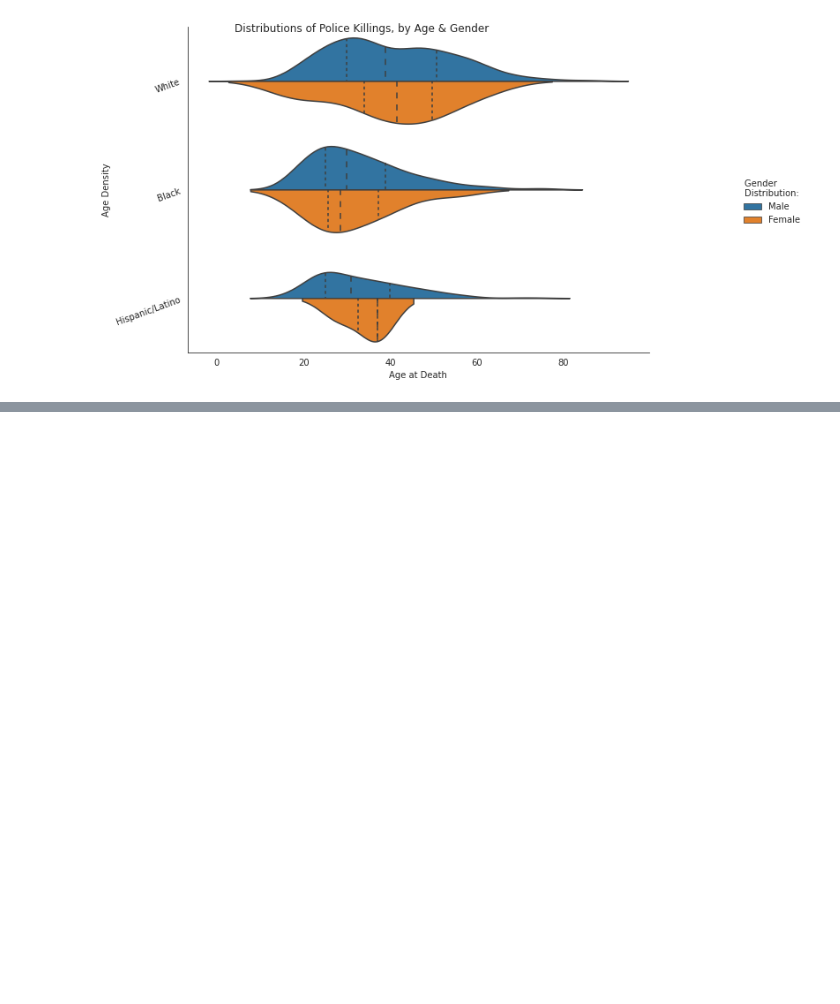
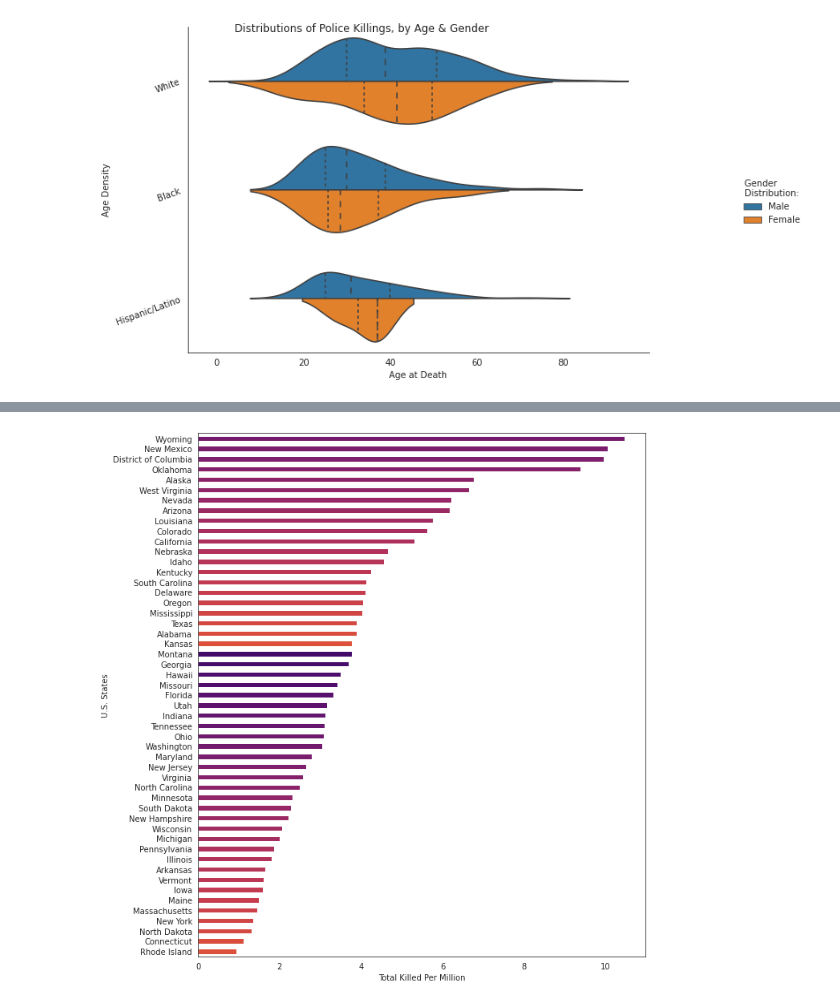
Before and after one commit to tbilach13/Analysis_Police_Killings, a Jupyter notebook: Bilach__Project.ipynb, the cells around one changed output, grey strips where cells are left out. Saved outputs shown, nothing was run; the diff lists cells and outputs as text; code cells hidden in the pictures; blank space fills up the shorter version.

```diff
--- a/Bilach__Project.ipynb
+++ b/Bilach__Project.ipynb
@@ -323,0 +269,3 @@ Name: agency_name, dtype: int64
+# %%
+pop = pd.read_csv('/content/drive/My Drive/Colab Notebooks/State Populations.csv')
+pop.head(10)
@@ -323,0 +347,8 @@ Name: agency_name, dtype: int64
+# %%
+def to_full(df):
+  for k, v in abbrev_us_state.items():
+    if df['state'] == k:
+      return v
+
+deaths['state_full'] = deaths.apply(to_full, axis = 1)
+deaths['state_full'].value_counts().head(10)
@@ -323,0 +367,5 @@ Name: agency_name, dtype: int64
+# %%
+deaths[['state_full', 'state']].head(30)
+pop.rename(columns = {'State' : 'state_full'}, inplace = True)
+deaths_merged = pd.merge(deaths, pop, on = 'state_full')
+deaths_merged[['decedent_name', 'classification', 'agency_name', 'state_full', '2018 Population']].head()
@@ -323,0 +379,12 @@ Name: agency_name, dtype: int64
+# %%
+total_killed = deaths_merged.groupby(["state_full", "2018 Population"])["state_full"].count().sort_values(ascending = False).reset_index(name = "count")
+total_killed['per_capita'] = (total_killed['count'] / total_killed['2018 Population']) * 1000000
+total_killed = total_killed.sort_values(by = 'per_capita', ascending = True)
+
+from matplotlib import cm
+color = cm.inferno_r(np.linspace(.4, .8, 30))
+sns.set_style("white")
+per_capita_killed = total_killed.plot(x = 'state_full', y = 'per_capita', kind = 'barh', figsize = (10, 12), color = color, legend = False)
+per_capita_killed.set(xlabel = 'Total Killed Per Million', ylabel = 'U.S. States');
+# %% [output]
+[figure, added]
```
Also changed, not shown: parts of 34 cells of this notebook.
